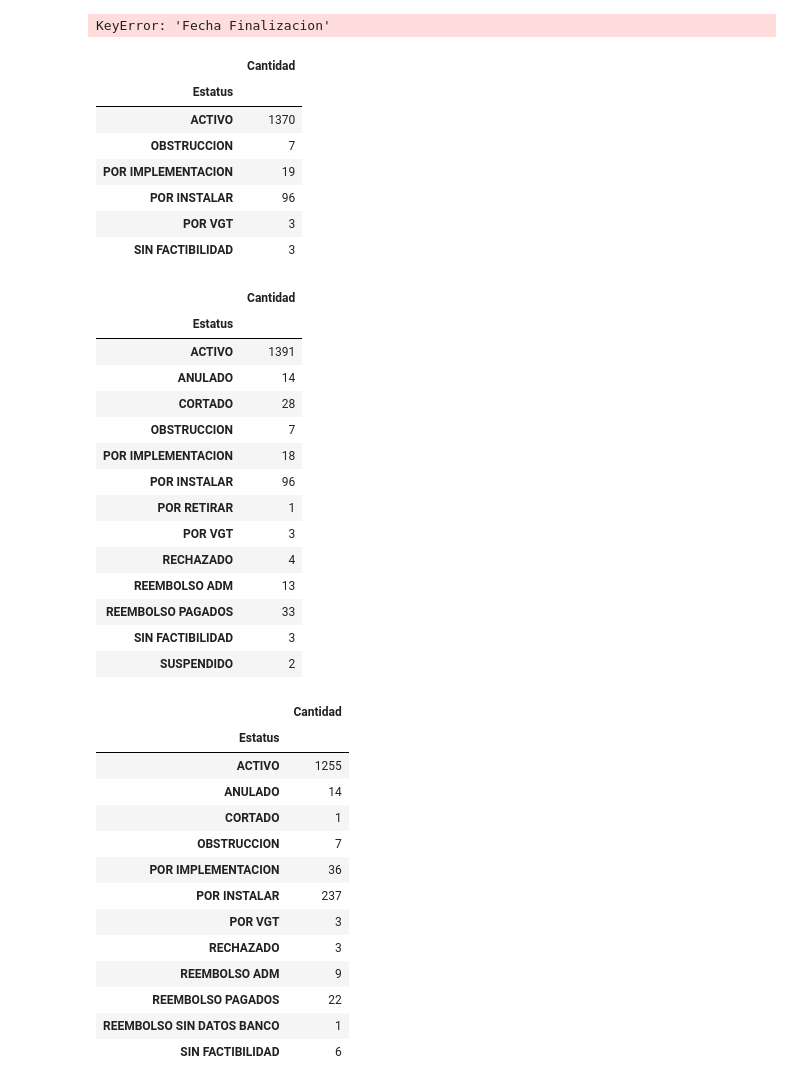
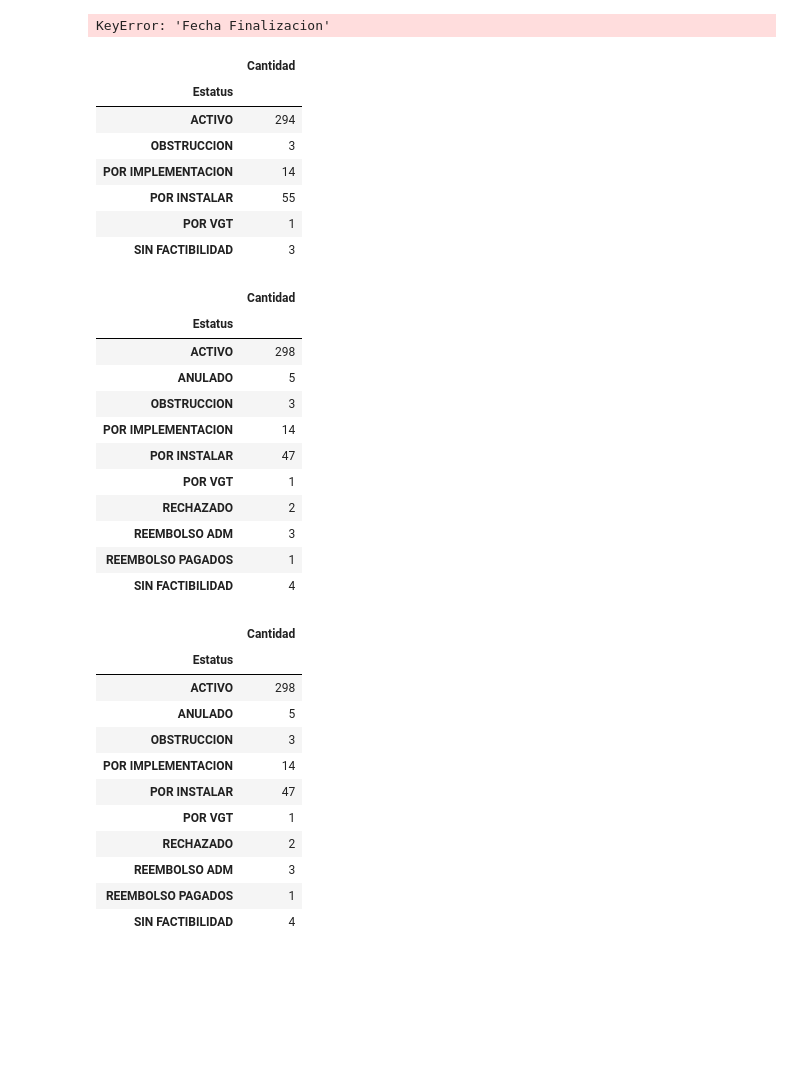
Before and after one commit to Artur030610/Data-Automated-Pipeline-Telecom, a Jupyter notebook: Notebooks/afluencia.ipynb, the cells around one changed output. Saved outputs shown, nothing was run; the diff lists cells and outputs as text; code cells hidden in the pictures; blank space fills up the shorter version.

```diff
--- a/Notebooks/afluencia.ipynb
+++ b/Notebooks/afluencia.ipynb
@@ -105,61 +105,57 @@ lf = duckdb.query
 # %%
 import pandas as pd
 
 df_ventas= pd.read_parquet(r"C:\Users\josperez\Documents\A-DataStack\01-Proyectos\01-Data_PipelinesFibex\02_Data_Lake\gold_data\Ventas_Listado_Gold.parquet")
 df_estatus= pd.read_parquet(r"C:\Users\josperez\Documents\A-DataStack\01-Proyectos\01-Data_PipelinesFibex\02_Data_Lake\gold_data\Ventas_Estatus_Gold.parquet")
 df_afluencia = pd.read_parquet(r"C:\Users\josperez\Documents\A-DataStack\01-Proyectos\01-Data_PipelinesFibex\02_Data_Lake\gold_data\Afluencia_Gold.parquet")
 #display(df_estatus)
-mask_ofi_march = (df_ventas['Canal'] == 'OFICINA COMERCIAL') & (df_ventas['Fecha Contrato'] >= '2026-03-01')
-mask_est_march = (df_estatus['Fecha'] >= '2026-03-01')
-mask_ventas_march = (df_afluencia['Fecha']>='2026-03-01') & (df_afluencia['Tipo de afluencia'] == 'Ventas')
+fecha = '2026-04-01'
+mask_ofi_march = (df_ventas['Canal'] == 'OFICINA COMERCIAL') & (df_ventas['Fecha Contrato'] >= fecha)
+mask_est_march = (df_estatus['Fecha'] >= fecha)
+mask_ventas_march = (df_afluencia['Fecha']>=fecha) & (df_afluencia['Tipo de afluencia'] == 'Ventas')
 
 df_ventas = df_ventas[mask_ofi_march]
 df_estatus= df_estatus[mask_est_march]
 df_afluencia = df_afluencia[mask_ventas_march]
 
 
 
 display(df_ventas.groupby(['Estatus']).agg(Cantidad = ('Estatus','size')))
 display(df_estatus.groupby(['Estatus']).agg(Cantidad = ('Estatus','size')))
 display(df_afluencia.groupby(['Estatus']).agg(Cantidad = ('Estatus','size')))
 # %% [output]
 |  | Cantidad |
 | Estatus |  |
-| ACTIVO | 1370 |
-| OBSTRUCCION | 7 |
-| POR IMPLEMENTACION | 19 |
-| POR INSTALAR | 96 |
-| POR VGT | 3 |
+| ACTIVO | 294 |
+| OBSTRUCCION | 3 |
+| POR IMPLEMENTACION | 14 |
+| POR INSTALAR | 55 |
+| POR VGT | 1 |
 | SIN FACTIBILIDAD | 3 |
 |  | Cantidad |
 | Estatus |  |
-| ACTIVO | 1391 |
-| ANULADO | 14 |
-| CORTADO | 28 |
-| OBSTRUCCION | 7 |
-| POR IMPLEMENTACION | 18 |
-| POR INSTALAR | 96 |
-| POR RETIRAR | 1 |
-| POR VGT | 3 |
-| RECHAZADO | 4 |
-| REEMBOLSO ADM | 13 |
-| REEMBOLSO PAGADOS | 33 |
-| SIN FACTIBILIDAD | 3 |
-| SUSPENDIDO | 2 |
+| ACTIVO | 298 |
+| ANULADO | 5 |
+| OBSTRUCCION | 3 |
+| POR IMPLEMENTACION | 14 |
+| POR INSTALAR | 47 |
+| POR VGT | 1 |
+| RECHAZADO | 2 |
+| REEMBOLSO ADM | 3 |
+| REEMBOLSO PAGADOS | 1 |
+| SIN FACTIBILIDAD | 4 |
 |  | Cantidad |
 | Estatus |  |
-| ACTIVO | 1255 |
-| ANULADO | 14 |
-| CORTADO | 1 |
-| OBSTRUCCION | 7 |
-| POR IMPLEMENTACION | 36 |
-| POR INSTALAR | 237 |
-| POR VGT | 3 |
-| RECHAZADO | 3 |
-| REEMBOLSO ADM | 9 |
-| REEMBOLSO PAGADOS | 22 |
-| REEMBOLSO SIN DATOS BANCO | 1 |
-| SIN FACTIBILIDAD | 6 |
+| ACTIVO | 298 |
+| ANULADO | 5 |
+| OBSTRUCCION | 3 |
+| POR IMPLEMENTACION | 14 |
+| POR INSTALAR | 47 |
+| POR VGT | 1 |
+| RECHAZADO | 2 |
+| REEMBOLSO ADM | 3 |
+| REEMBOLSO PAGADOS | 1 |
+| SIN FACTIBILIDAD | 4 |
 # %%
 import pandas as pd
 
```
Also changed, not shown: parts of 1 cell of this notebook, 26 other files.
